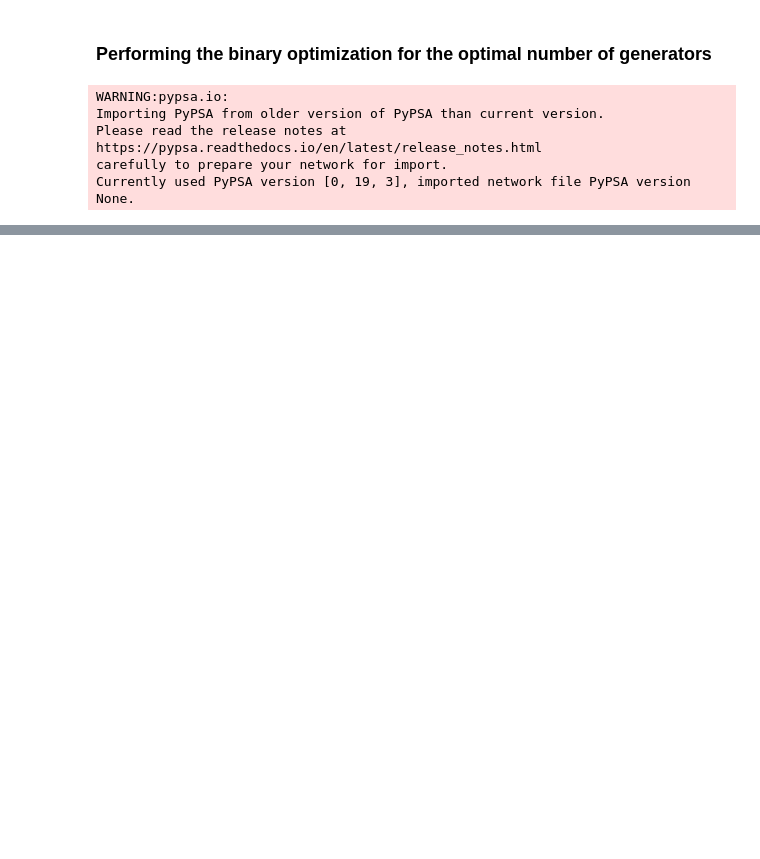
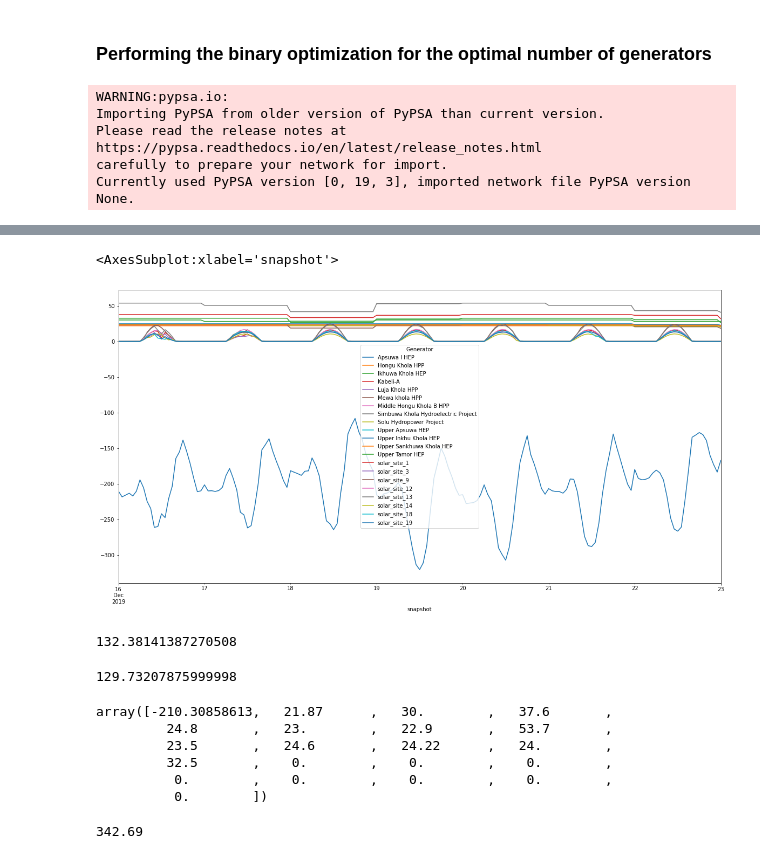
Before and after one commit to deependran7/grid_optimization, a Jupyter notebook: Binary_Optimization.ipynb, the cells around one changed output, grey strips where cells are left out. Cells and saved outputs as stored; diff of their text form; code cells hidden in the pictures; blank space fills up the shorter version.

```diff
--- a/Binary_Optimization.ipynb
+++ b/Binary_Optimization.ipynb
@@ -85,21 +70,22 @@ def Objective(x):
     flow_nom = u_network.lines.s_nom.values
     is_under_limit = 1
     for i in range(len(x)):
-        snapshot = network.snapshots[i]
-        network.pf(snapshot)
-        bus_voltage = network.buses_t.v_mag_pu.loc[snapshot].values
-        line_flow = network.lines_t.p0.loc[snapshot].values
+        snapshot = u_network.snapshots[i]
+        u_network.generators.p_set = u_network.generators.p_nom*u_network.generators_t.p_max_pu.iloc[i] #updating the geneation with max geneartiaon
+        u_network.pf(snapshot)
+        bus_voltage = u_network.buses_t.v_mag_pu.loc[snapshot].values
+        line_flow = u_network.lines_t.p0.loc[snapshot].values
         if (np.abs(line_flow)>flow_nom).any() or (bus_voltage>1.1).any() or (bus_voltage<0.9).any():
             is_under_limit = 0
             break
-    if ~is_under_limit:
+    if is_under_limit == 0:
         return 100000000
-    else:
-        return np.sum(x)
+    if is_under_limit == 1:
+        return u_network.generators.capital_cost.sum()
 # %%
-n_iter = 10
-n_bits = len(network.buses)
-n_pop = 10
+n_iter = 3
+n_bits = len(network.generators)
+n_pop = 50
 r_cross = 0.8
 r_mut = 1/float(n_bits)
 
@@ -110,0 +102,31 @@ best_bits, best_eval = problem.optimize()
+# %%
+optimal_network = update_network(network,best_bits)
+# %%
+#perform load flow in the optimal network
+for i in range(len(optimal_network.snapshots)):
+    snapshot = optimal_network.snapshots[i]
+    optimal_network.generators.p_set = optimal_network.generators.p_nom*optimal_network.generators_t.p_max_pu.iloc[i] #updating the geneation with max geneartiaon
+    optimal_network.pf(snapshot)
+# %%
+fig,ax = plt.subplots(figsize = (20,10))
+optimal_network.generators_t.p.plot(ax= ax)
+# %% [output]
+<AxesSubplot:xlabel='snapshot'>
+[figure, added]
+# %%
+optimal_network.generators_t.p.iloc[0].sum()
+# %% [output]
+132.38141387270508
+# %%
+optimal_network.loads_t.p.iloc[0].sum()
+# %% [output]
+129.73207875999998
+# %%
+optimal_network.generators_t.p.iloc[0].values
+# %% [output]
+array([-210.30858613,   21.87      ,   30.        ,   37.6       ,
+         24.8       ,   23.        ,   22.9       ,   53.7       ,
+         23.5       ,   24.6       ,   24.22      ,   24.        ,
+         32.5       ,    0.        ,    0.        ,    0.        ,
+          0.        ,    0.        ,    0.        ,    0.        ,
+          0.        ])
@@ -110,0 +140,4 @@ best_bits, best_eval = problem.optimize()
+# %%
+a.sum()
+# %% [output]
+342.69
```
Also changed, not shown: parts of 7 cells of this notebook, 4 other files.
